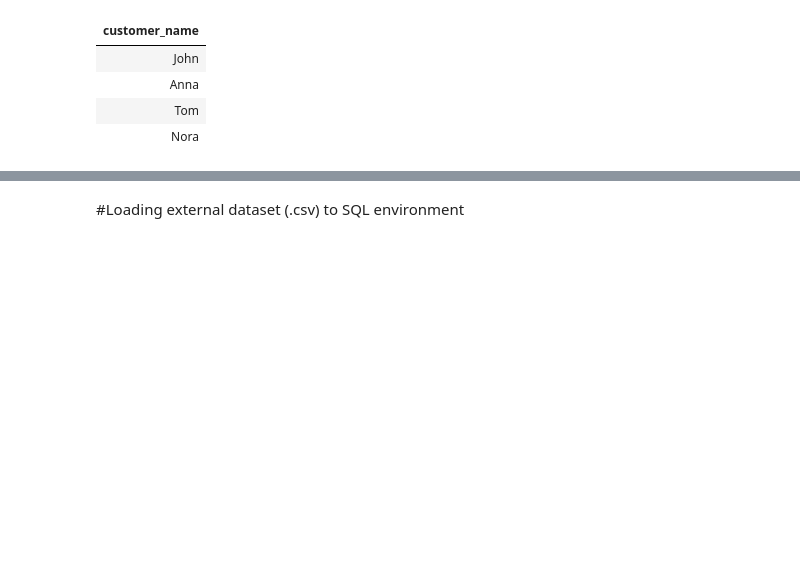
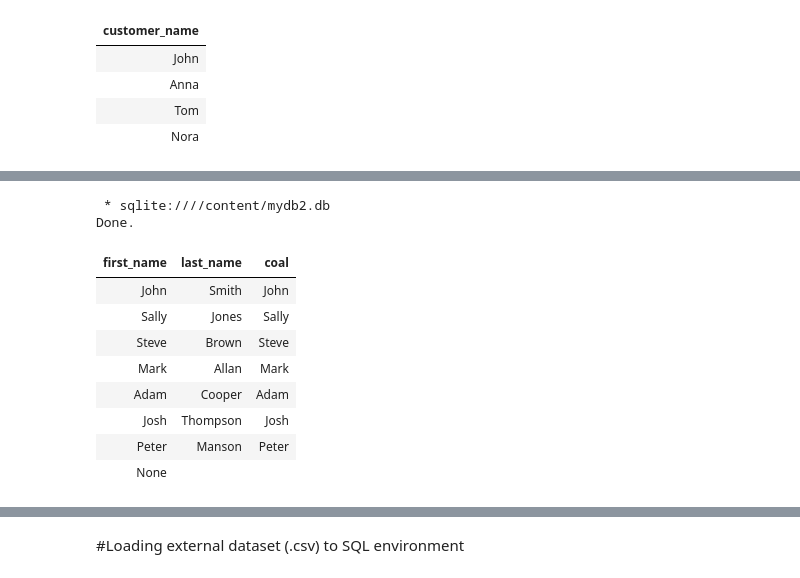
Before and after one commit to salemprakash/FoDS-Fall-2025-26, a Jupyter notebook: Module 2 Sql.ipynb, the cells around one changed output, grey strips where cells are left out. Drawn from its saved outputs; the diff is of its cells as text; code cells hidden in the pictures; blank space fills up the shorter version.

```diff
--- a/Module 2 Sql.ipynb
+++ b/Module 2 Sql.ipynb
@@ -1081,0 +1142,19 @@ Done.
+# %%
+%%sql
+SELECT
+first_name,
+last_name,
+COALESCE(first_name, last_name) AS coal
+FROM customers;
+# %% [output]
+ * sqlite:////content/mydb2.db
+Done.
+| first_name | last_name | coal |
+| John | Smith | John |
+| Sally | Jones | Sally |
+| Steve | Brown | Steve |
+| Mark | Allan | Mark |
+| Adam | Cooper | Adam |
+| Josh | Thompson | Josh |
+| Peter | Manson | Peter |
+| None |  |  |
```
Also changed, not shown: parts of 4 cells of this notebook.
